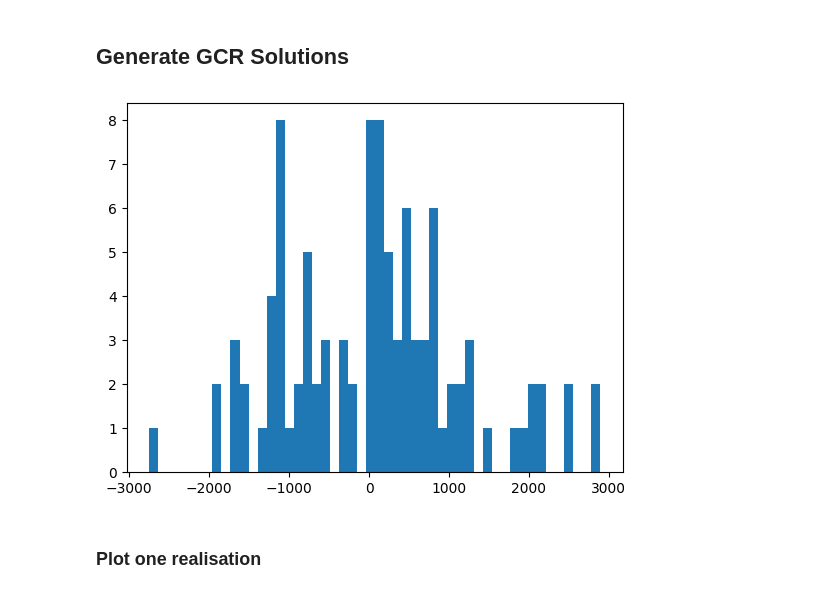
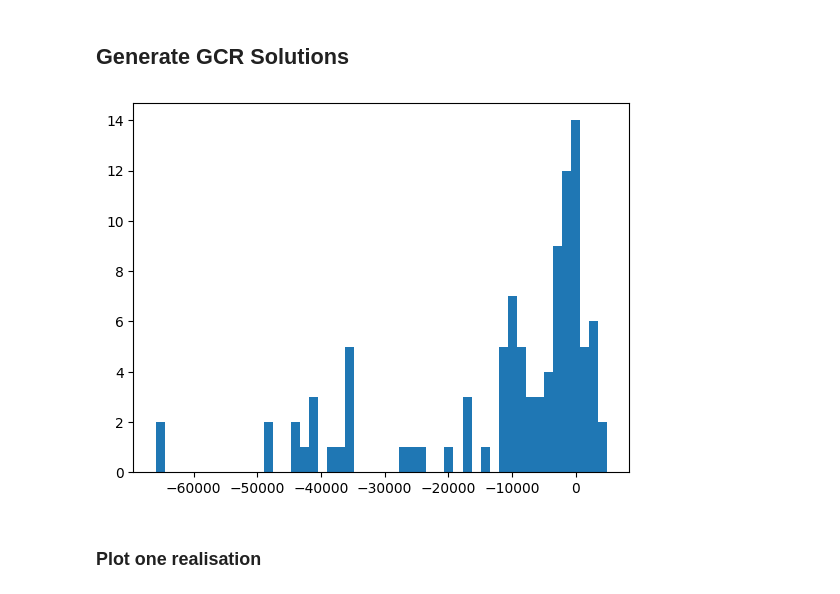
Before and after one commit to RHINO-Experiment/rhino-cal, a Jupyter notebook: nw_example.ipynb, the cells around one changed output. Drawn from its saved outputs; the diff is of its cells as text; code cells hidden in the pictures.

```diff
--- a/nw_example.ipynb
+++ b/nw_example.ipynb
@@ -523,13 +526,13 @@ simulated_data_handler.generate_gcr_solutions_mulitprocess(n_gcr_sol=100)
 gcr_sol = np.array(simulated_data_handler.gcr_solutions)
 # %%
 
-plt.hist(gcr_sol[:,90], bins=50)
+plt.hist(gcr_sol[:,0], bins=50)
 plt.show()
 # import corner
 # corner.corner(gcr_sol)
 # plt.show()
 # %% [output]
-[figure, old version]
+[figure, new version]
 # %% [markdown]
 ### Plot one realisation
 # %%
```
Also changed, not shown: parts of 9 cells of this notebook, 4 other files.
